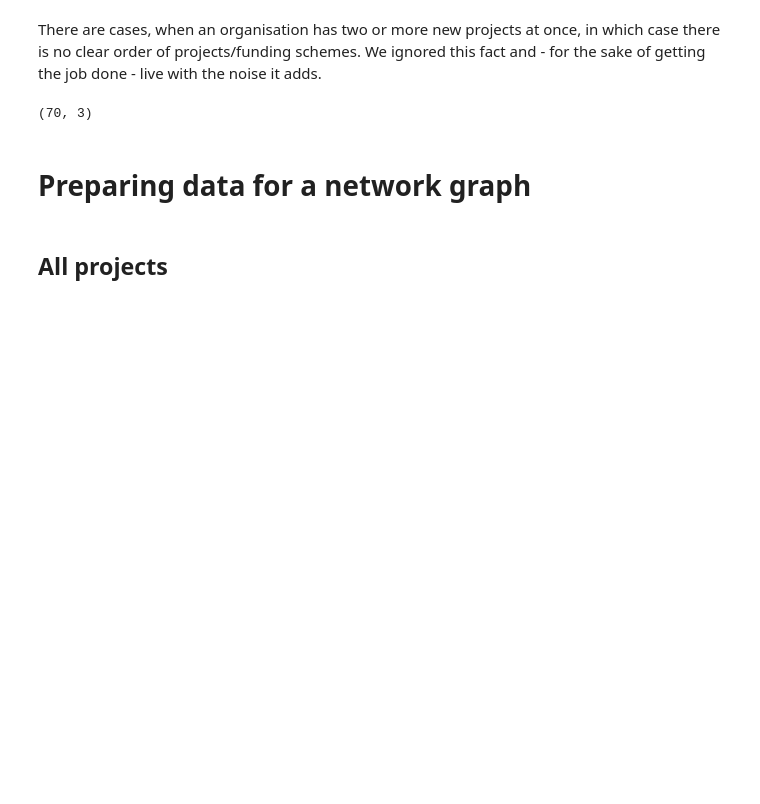
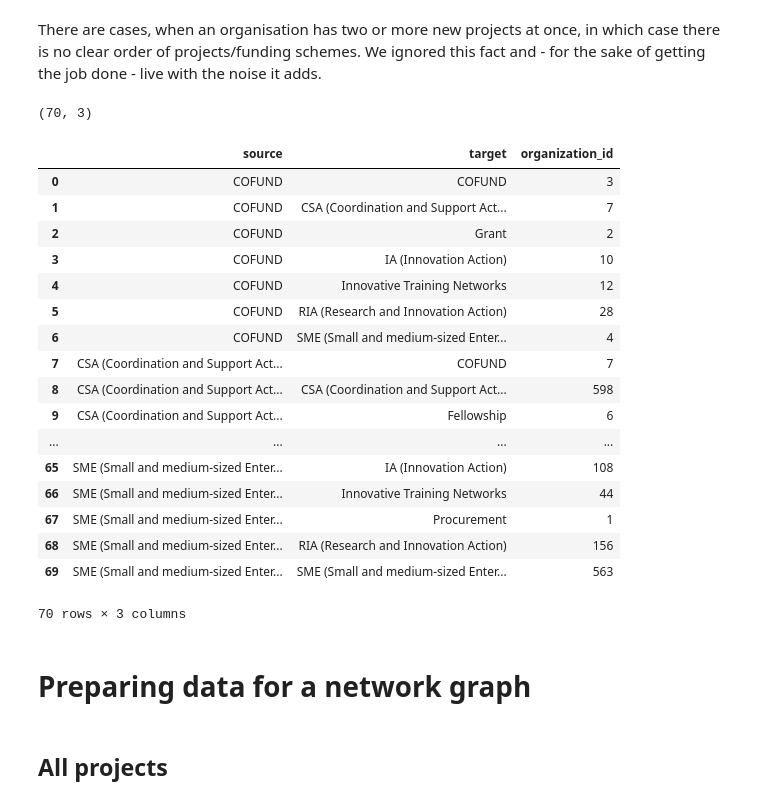
Before and after one commit to ffg-kom/mapping_evolution, a Jupyter notebook: getting_data_ready.ipynb, the cells around one changed output. Cells and saved outputs as stored; diff of their text form; code cells hidden in the pictures; blank space fills up the shorter version.

```diff
--- a/getting_data_ready.ipynb
+++ b/getting_data_ready.ipynb
@@ -331,7 +332,7 @@ sankey_df = allsteps[['sankey_y', 'sankey_x', 'organization_id']].groupby(['sank
 
 # prepare for proper output (index -> columns, renaming)
 sankey_df.reset_index(level=['sankey_y', 'sankey_x'], inplace=True)
-sankey_df.rename(columns={'sankey_y':'source', 'sankey_x':'target'}, inplace=True)
+sankey_df.rename(columns={'sankey_y':'source', 'sankey_x':'target', 'organization_id':'value'}, inplace=True)
 
 # add a blank space to all targets (so targets differ from sources)
 sankey_df['target'] = sankey_df['target'] + ' '
@@ -342,6 +343,27 @@ sankey_df.shape
 # %%
 # export csv
 sankey_df.to_csv('sankey_allsteps_data.csv', index=False, sep=';')
+# %%
+sankey_df
+# %% [output]
+|  | source | target | organization_id |
+| 0 | COFUND | COFUND | 3 |
+| 1 | COFUND | CSA (Coordination and Support Act... | 7 |
+| 2 | COFUND | Grant | 2 |
+| 3 | COFUND | IA (Innovation Action) | 10 |
+| 4 | COFUND | Innovative Training Networks | 12 |
+| 5 | COFUND | RIA (Research and Innovation Action) | 28 |
+| 6 | COFUND | SME (Small and medium-sized Enter... | 4 |
+| 7 | CSA (Coordination and Support Act... | COFUND | 7 |
+| 8 | CSA (Coordination and Support Act... | CSA (Coordination and Support Act... | 598 |
+| 9 | CSA (Coordination and Support Act... | Fellowship | 6 |
+| ... | ... | ... | ... |
+| 65 | SME (Small and medium-sized Enter... | IA (Innovation Action) | 108 |
+| 66 | SME (Small and medium-sized Enter... | Innovative Training Networks | 44 |
+| 67 | SME (Small and medium-sized Enter... | Procurement | 1 |
+| 68 | SME (Small and medium-sized Enter... | RIA (Research and Innovation Action) | 156 |
+| 69 | SME (Small and medium-sized Enter... | SME (Small and medium-sized Enter... | 563 |
+70 rows × 3 columns
 # %% [markdown]
 # Preparing data for a network graph
 # %% [markdown]
```
Also changed, not shown: parts of 3 cells of this notebook.
